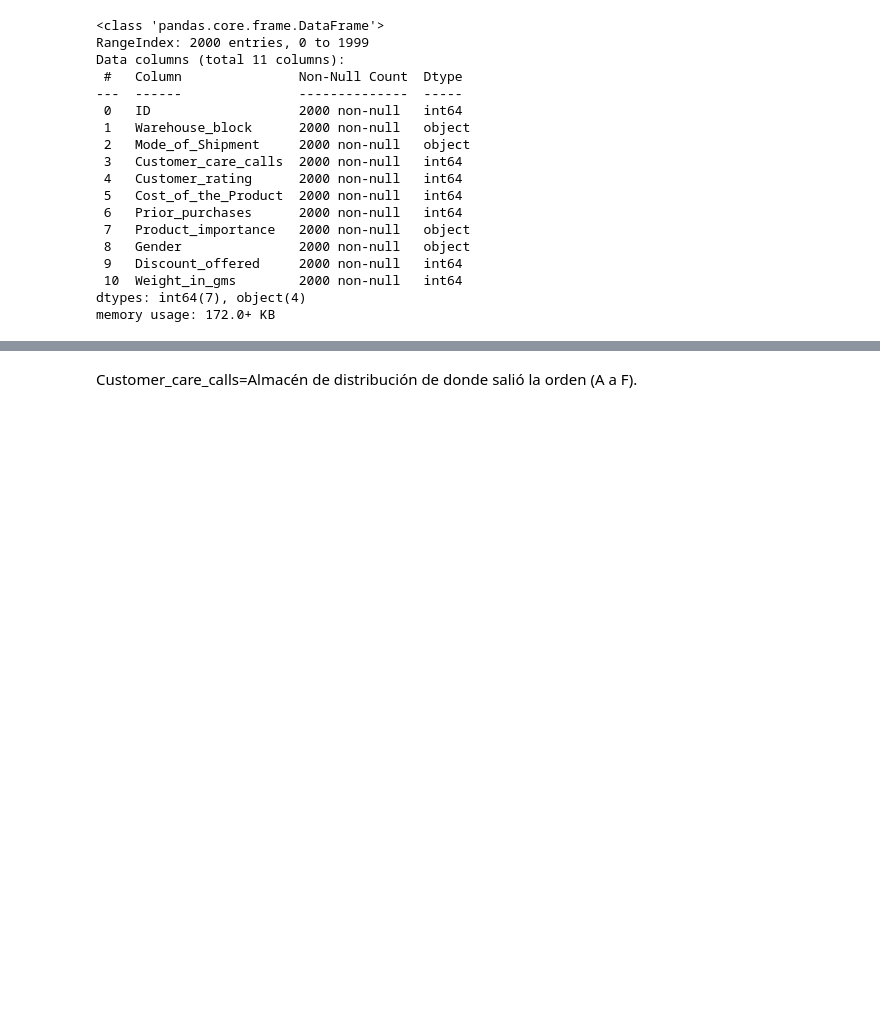
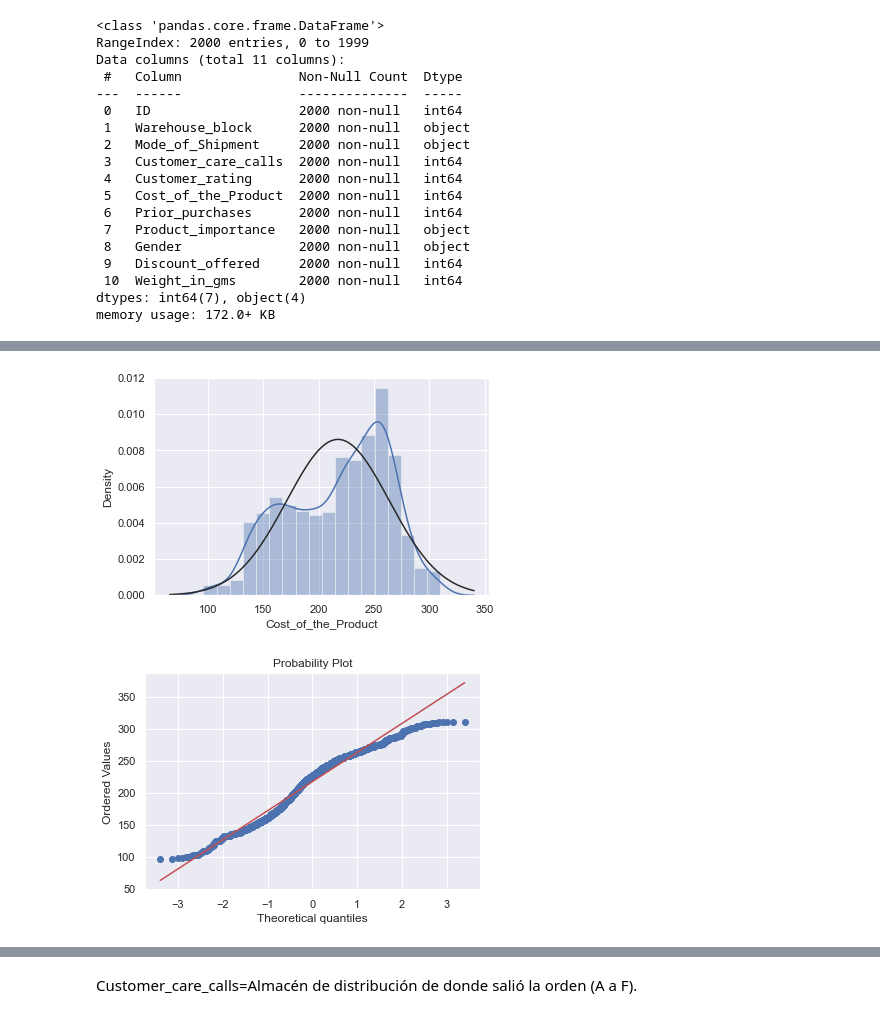
Before and after one commit to bparedes21/Logistica_para_el_Comercio_Mundial, a Jupyter notebook: Exploring-the-data.ipynb, the cells around one changed output, grey strips where cells are left out. Cells and saved outputs as stored; diff of their text form; code cells hidden in the pictures; blank space fills up the shorter version.

```diff
--- a/Exploring-the-data.ipynb
+++ b/Exploring-the-data.ipynb
@@ -49,0 +100,7 @@ Commerce_csv.describe()
+# %%
+sns.distplot(Commerce_csv['Cost_of_the_Product'], fit = norm)
+fig = plt.figure()
+res = stats.probplot(Commerce_csv['Cost_of_the_Product'], plot = plt)
+# %% [output]
+[figure, added]
+[figure, added]
```
Also changed, not shown: parts of 14 cells of this notebook, 2 other files.
